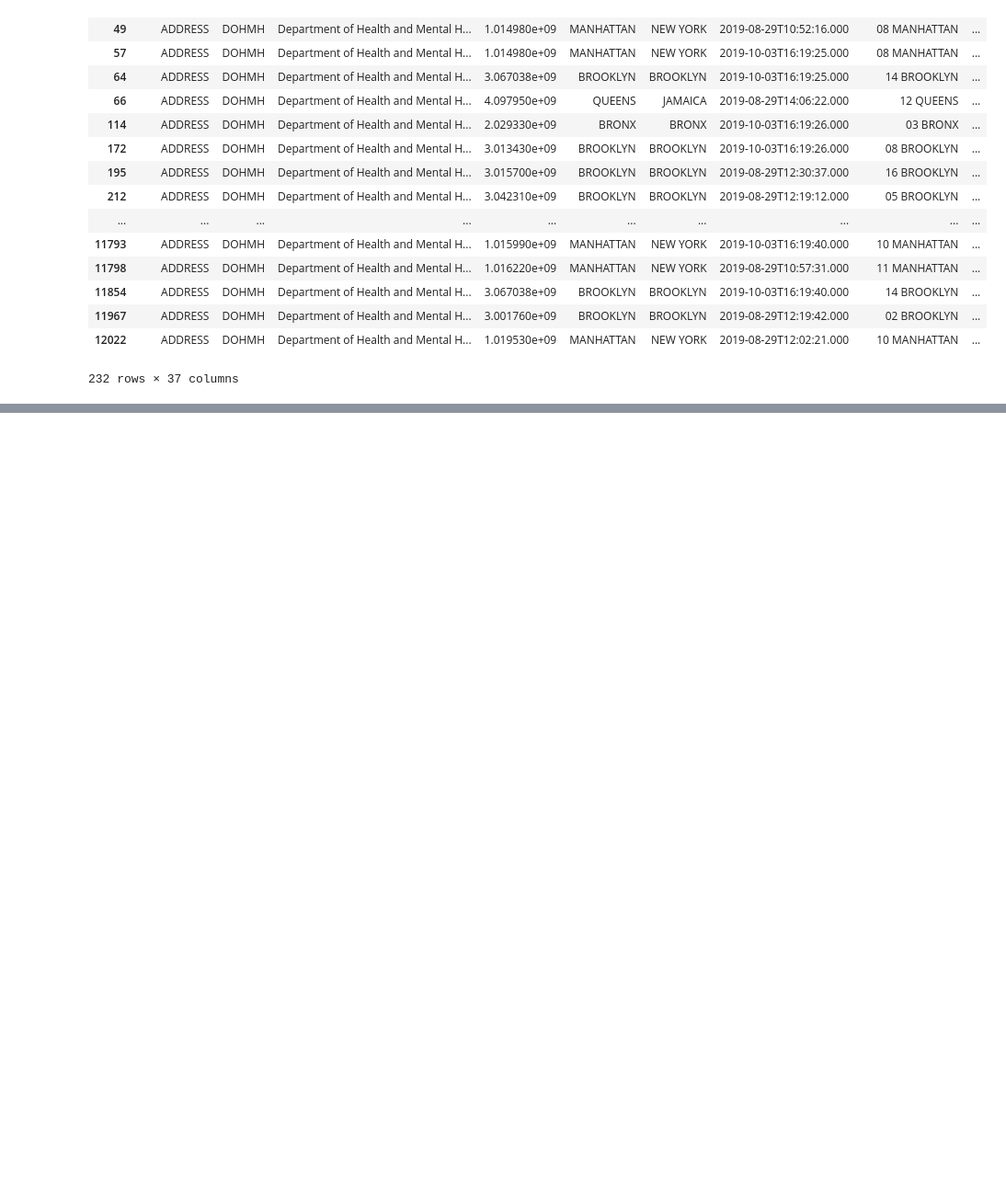
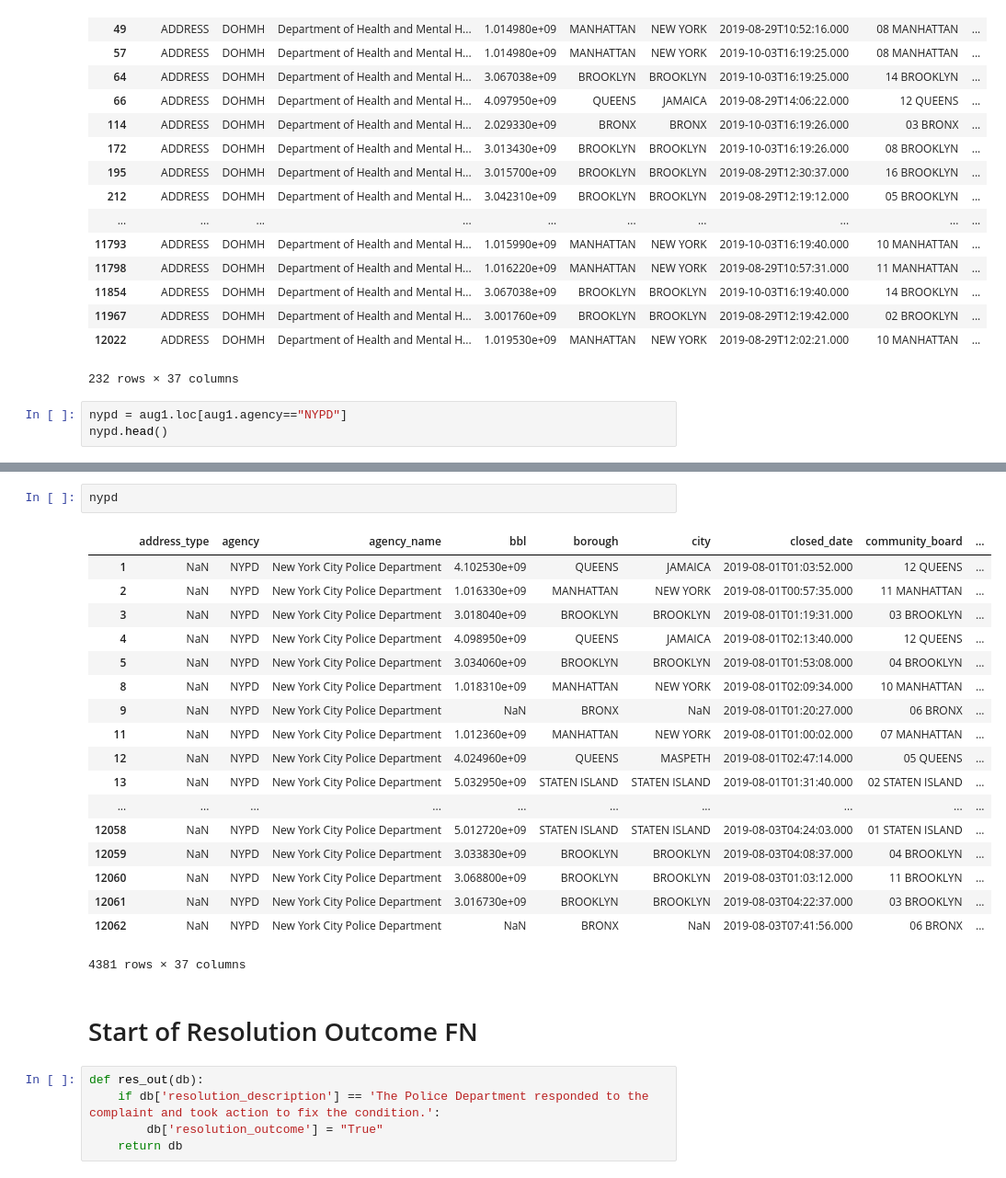
Before and after one commit to whohuhwhat/311_pt4, a Jupyter notebook: Function.ipynb, the cells around one changed output, grey strips where cells are left out. Shown at 92% size. Drawn from its saved outputs; the diff is of its cells as text; blank space fills up the shorter version.

Commit message:
starting resolution fn

```diff
--- a/Function.ipynb
+++ b/Function.ipynb
@@ -287,3 +287,6 @@ aug1[aug1['complaint_type']=='Rodent']
 | 11967 | ADDRESS | DOHMH | Department of Health and Mental H... | 3.001760e+09 | BROOKLYN | BROOKLYN | 2019-08-29T12:19:42.000 | 02 BROOKLYN | ... |
 | 12022 | ADDRESS | DOHMH | Department of Health and Mental H... | 1.019530e+09 | MANHATTAN | NEW YORK | 2019-08-29T12:02:21.000 | 10 MANHATTAN | ... |
 232 rows × 37 columns
+# %%
+nypd = aug1.loc[aug1.agency=="NYPD"]
+nypd.head()
@@ -289,0 +301,28 @@ aug1[aug1['complaint_type']=='Rodent']
+# %%
+nypd
+# %% [output]
+|  | address_type | agency | agency_name | bbl | borough | city | closed_date | community_board | ... |
+| 1 | NaN | NYPD | New York City Police Department | 4.102530e+09 | QUEENS | JAMAICA | 2019-08-01T01:03:52.000 | 12 QUEENS | ... |
+| 2 | NaN | NYPD | New York City Police Department | 1.016330e+09 | MANHATTAN | NEW YORK | 2019-08-01T00:57:35.000 | 11 MANHATTAN | ... |
+| 3 | NaN | NYPD | New York City Police Department | 3.018040e+09 | BROOKLYN | BROOKLYN | 2019-08-01T01:19:31.000 | 03 BROOKLYN | ... |
+| 4 | NaN | NYPD | New York City Police Department | 4.098950e+09 | QUEENS | JAMAICA | 2019-08-01T02:13:40.000 | 12 QUEENS | ... |
+| 5 | NaN | NYPD | New York City Police Department | 3.034060e+09 | BROOKLYN | BROOKLYN | 2019-08-01T01:53:08.000 | 04 BROOKLYN | ... |
+| 8 | NaN | NYPD | New York City Police Department | 1.018310e+09 | MANHATTAN | NEW YORK | 2019-08-01T02:09:34.000 | 10 MANHATTAN | ... |
+| 9 | NaN | NYPD | New York City Police Department | NaN | BRONX | NaN | 2019-08-01T01:20:27.000 | 06 BRONX | ... |
+| 11 | NaN | NYPD | New York City Police Department | 1.012360e+09 | MANHATTAN | NEW YORK | 2019-08-01T01:00:02.000 | 07 MANHATTAN | ... |
+| 12 | NaN | NYPD | New York City Police Department | 4.024960e+09 | QUEENS | MASPETH | 2019-08-01T02:47:14.000 | 05 QUEENS | ... |
+| 13 | NaN | NYPD | New York City Police Department | 5.032950e+09 | STATEN ISLAND | STATEN ISLAND | 2019-08-01T01:31:40.000 | 02 STATEN ISLAND | ... |
+| ... | ... | ... | ... | ... | ... | ... | ... | ... | ... |
+| 12058 | NaN | NYPD | New York City Police Department | 5.012720e+09 | STATEN ISLAND | STATEN ISLAND | 2019-08-03T04:24:03.000 | 01 STATEN ISLAND | ... |
+| 12059 | NaN | NYPD | New York City Police Department | 3.033830e+09 | BROOKLYN | BROOKLYN | 2019-08-03T04:08:37.000 | 04 BROOKLYN | ... |
+| 12060 | NaN | NYPD | New York City Police Department | 3.068800e+09 | BROOKLYN | BROOKLYN | 2019-08-03T01:03:12.000 | 11 BROOKLYN | ... |
+| 12061 | NaN | NYPD | New York City Police Department | 3.016730e+09 | BROOKLYN | BROOKLYN | 2019-08-03T04:22:37.000 | 03 BROOKLYN | ... |
+| 12062 | NaN | NYPD | New York City Police Department | NaN | BRONX | NaN | 2019-08-03T07:41:56.000 | 06 BRONX | ... |
+4381 rows × 37 columns
+# %% [markdown]
+# Start of Resolution Outcome FN
+# %%
+def res_out(db):
+    if db['resolution_description'] == 'The Police Department responded to the complaint and took action to fix the condition.':
+        db['resolution_outcome'] = "True"
+    return db
```
Also changed, not shown: parts of 3 cells of this notebook.
